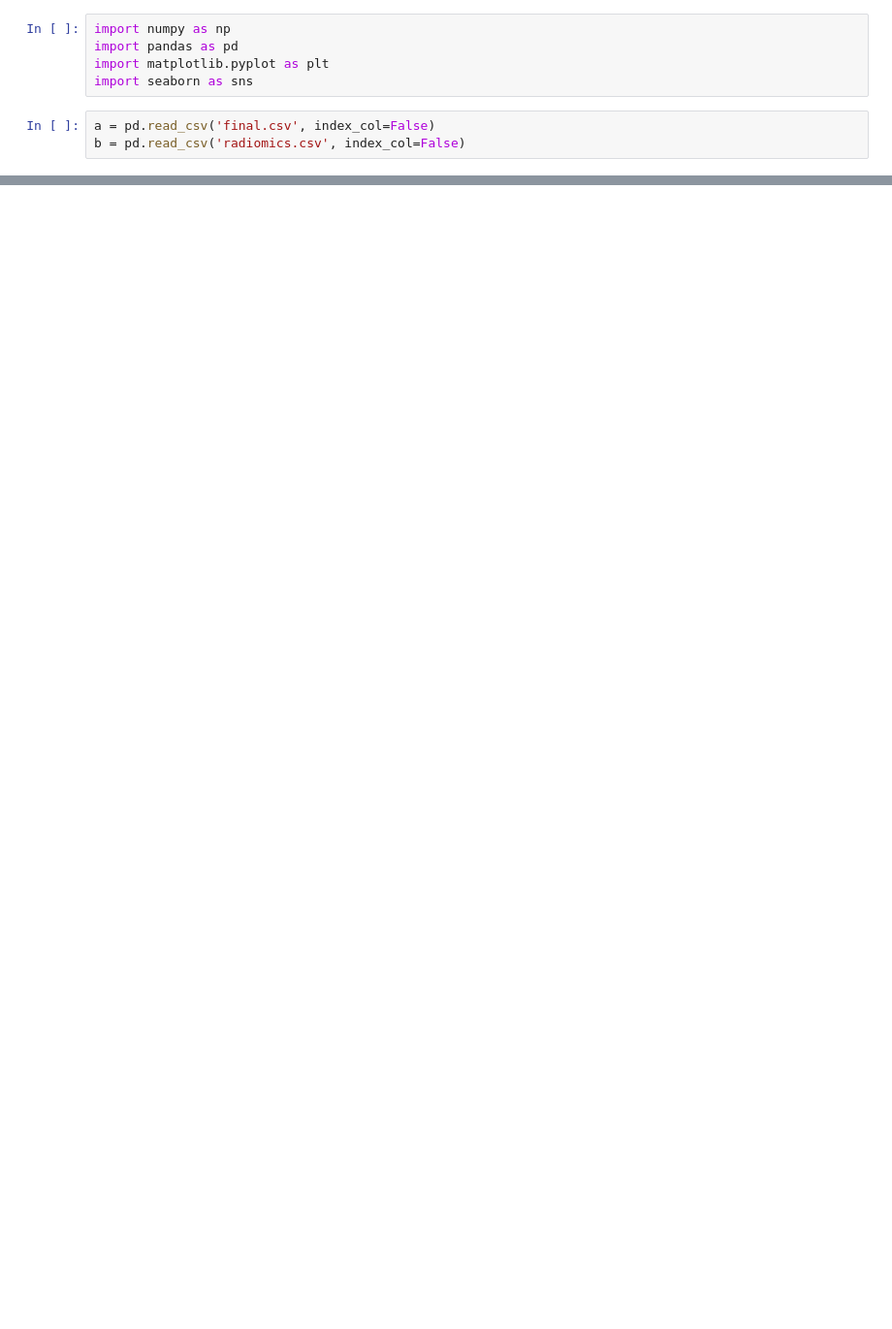
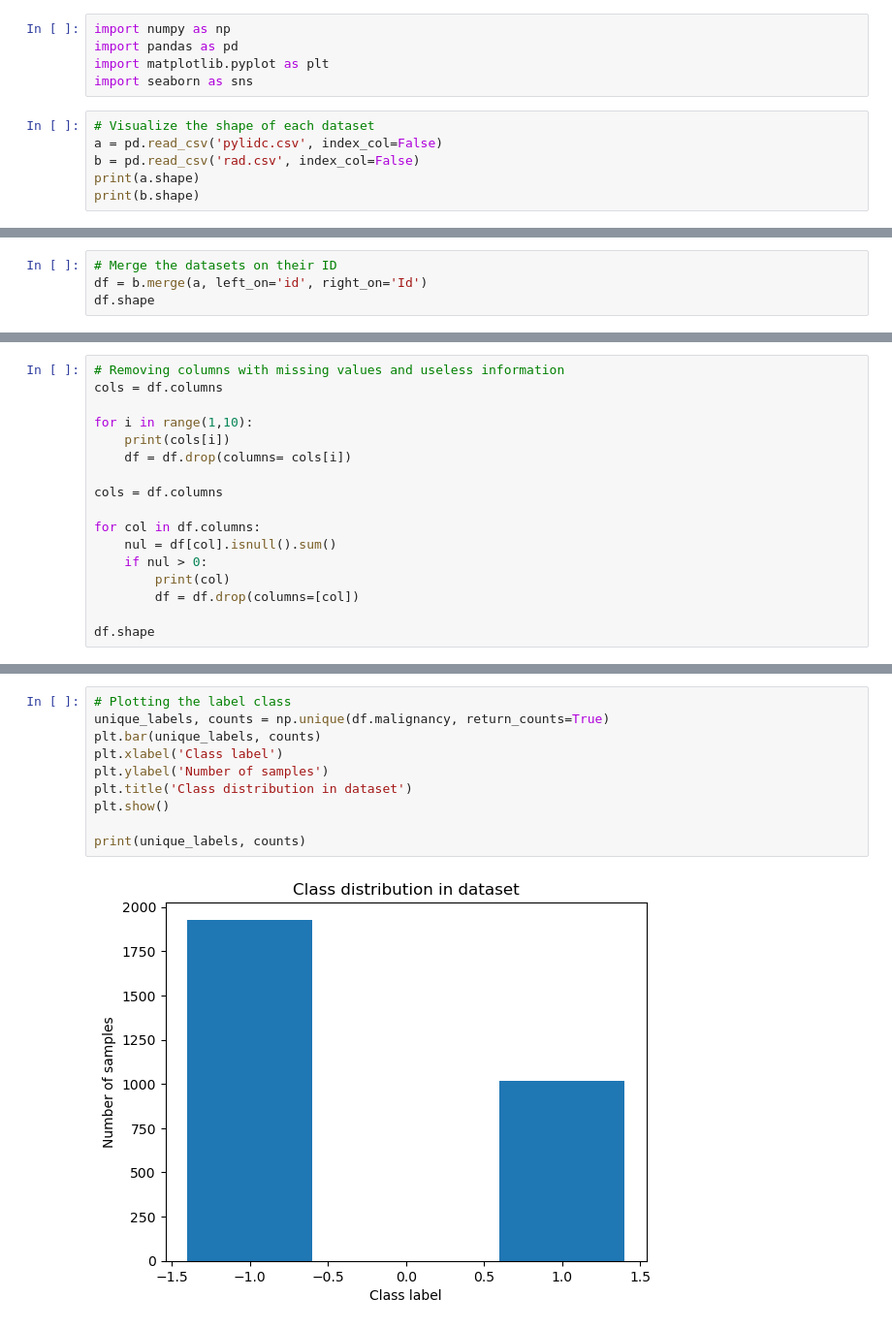
Before and after one commit to barbara-san/LabIACD-Project-1, a Jupyter notebook: Lero/meow.ipynb, the cells around one changed output, grey strips where cells are left out. Shown at 97% size. Cells and saved outputs as stored; diff of their text form; blank space fills up the shorter version.

```diff
--- a/Lero/meow.ipynb
+++ b/Lero/meow.ipynb
@@ -4,5 +4,8 @@ import pandas as pd
 import matplotlib.pyplot as plt
 import seaborn as sns
 # %%
-a = pd.read_csv('final.csv', index_col=False)
-b = pd.read_csv('radiomics.csv', index_col=False)
+# Visualize the shape of each dataset
+a = pd.read_csv('pylidc.csv', index_col=False)
+b = pd.read_csv('rad.csv', index_col=False)
+print(a.shape)
+print(b.shape)
@@ -27,0 +15,4 @@ b.head()
+# %%
+# Merge the datasets on their ID
+df = b.merge(a, left_on='id', right_on='Id')
+df.shape
@@ -27,0 +32,17 @@ b.head()
+# %%
+# Removing columns with missing values and useless information
+cols = df.columns
+
+for i in range(1,10):
+    print(cols[i])
+    df = df.drop(columns= cols[i])
+
+cols = df.columns
+
+for col in df.columns:
+    nul = df[col].isnull().sum()
+    if nul > 0:
+        print(col)
+        df = df.drop(columns=[col])
+
+df.shape
@@ -27,0 +68,12 @@ b.head()
+# %%
+# Plotting the label class
+unique_labels, counts = np.unique(df.malignancy, return_counts=True)
+plt.bar(unique_labels, counts)
+plt.xlabel('Class label')
+plt.ylabel('Number of samples')
+plt.title('Class distribution in dataset')
+plt.show()
+
+print(unique_labels, counts)
+# %% [output]
+[figure, added]
```
Also changed, not shown: parts of 9 cells of this notebook, 4 other files.
